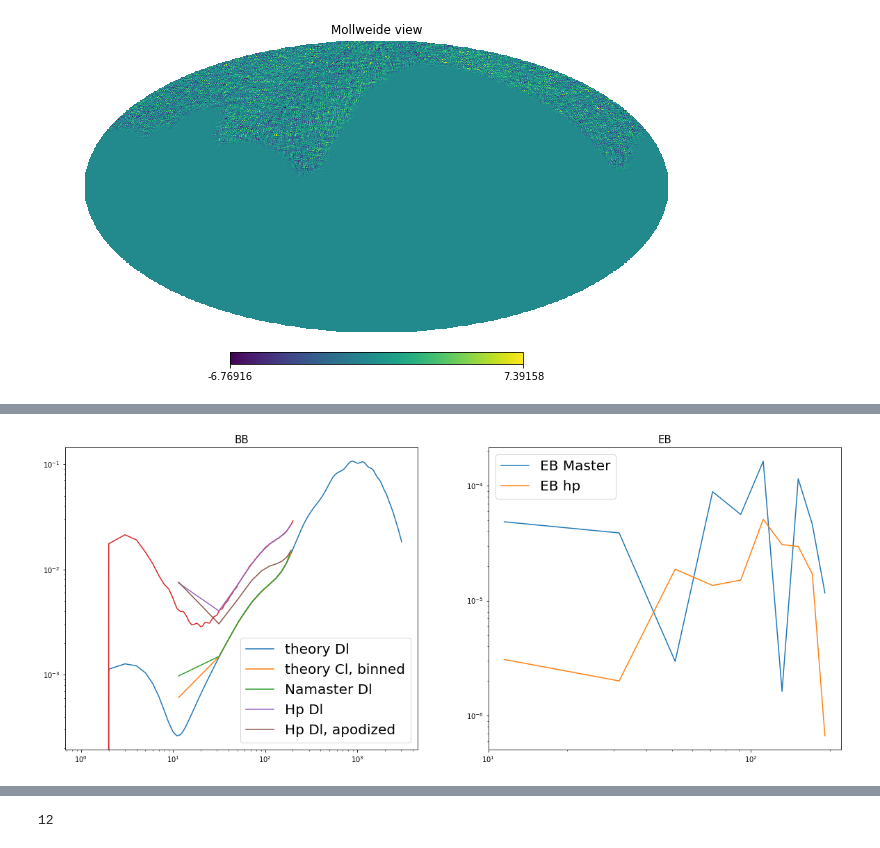
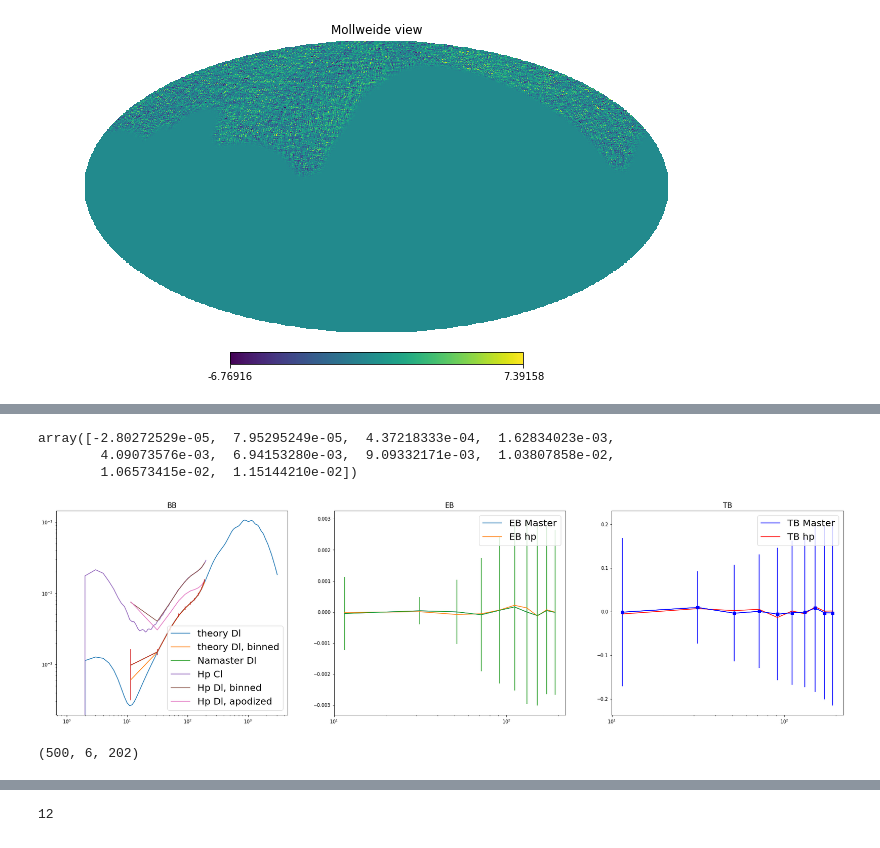
Before and after one commit to YJHelloWorld/Likelihood, a Jupyter notebook: Generate_data_needed.ipynb, the cells around one changed output, grey strips where cells are left out. Saved outputs shown, nothing was run; the diff lists cells and outputs as text; code cells hidden in the pictures.

```diff
--- a/Generate_data_needed.ipynb
+++ b/Generate_data_needed.ipynb
@@ -277 +289,3 @@ bb_master = np.mean(cls_cmb, axis = 0)[5]
+# %%
+bb_std = np.std(cls_cmb, axis = 0)[5]
 # %%
@@ -279,0 +294,2 @@ eb_hp = b.bin_cell(cls_cmb_hp_mean[4])
+# %%
+eb_std = np.std(cls_cmb, axis = 0)[4]
@@ -280,32 +305,57 @@ eb_hp = b.bin_cell(cls_cmb_hp_mean[4])
+# %%
+eb_master + bb_master*ee_master
+# %% [output]
+array([-2.80272529e-05,  7.95295249e-05,  4.37218333e-04,  1.62834023e-03,
+        4.09073576e-03,  6.94153280e-03,  9.09332171e-03,  1.03807858e-02,
+        1.06573415e-02,  1.15144210e-02])
+# %%
+tb_master = np.mean(cls_cmb, axis = 0)[2] ### TT TE TB EE EB BB
+tb_hp = b.bin_cell(cls_cmb_hp_mean[5]) ### TT, EE, BB, TE, EB, TB
+# %%
+tb_std = np.std(cls_cmb, axis = 0)[2]
 # %%
-fig, ax = plt.subplots(1,2,figsize = (20, 8))
+fig, ax = plt.subplots(1,3,figsize = (30, 8))
 ax[0].set_title('BB', fontsize = 15)
 ax[0].loglog(totaldl[2], label = 'theory Dl')
 
-ax[0].loglog(est.ell_n,cl_th_i, label = 'theory Cl, binned' )
+ax[0].loglog(est.ell_n,cl_th_i, label = 'theory Dl, binned' )
 ax[0].loglog(est.ell_n, bb_master, label = 'Namaster Dl')
+ax[0].errorbar(est.ell_n,bb_master, bb_std)
 
 ll = np.arange(len(cls_cmb_hp_mean[0]))
 
-ax[0].loglog(ll, utils.l2(ll)*cls_cmb_hp_mean[2]/fsky)
+ax[0].loglog(ll, utils.l2(ll)*cls_cmb_hp_mean[2]/fsky, label = 'Hp Cl')
 # plt.loglog(ll, utils.l2(ll)*totalcl[2][0:202])
 
-ax[0].loglog(est.ell_n, bb_hp/fsky, label = 'Hp Dl')
+ax[0].loglog(est.ell_n, bb_hp/fsky, label = 'Hp Dl, binned')
 ax[0].loglog(est.ell_n, bb_hpapo/fsky_apo, label = 'Hp Dl, apodized')
 
 ax[0].legend(fontsize = 20)
 
 ax[1].set_title('EB', fontsize = 15)
-ax[1].loglog(est.ell_n,abs(eb_master), label = 'EB Master')
-ax[1].loglog(est.ell_n,abs(eb_hp), label = 'EB hp')
+ax[1].plot(est.ell_n,(eb_master), label = 'EB Master')
+ax[1].plot(est.ell_n,(eb_hp)/fsky, label = 'EB hp')
+ax[1].errorbar(est.ell_n, (eb_master), eb_std)
 ax[1].legend(fontsize = 20)
+ax[1].set_xscale('log')
 
+ax[2].set_title('TB', fontsize = 15)
+ax[2].plot(est.ell_n,(tb_master), label = 'TB Master', color = 'b')
+ax[2].errorbar(est.ell_n, (tb_master), tb_std, marker='s',color = 'b')
+
+ax[2].plot(est.ell_n,(tb_hp)/fsky, label = 'TB hp', color = 'r')
+ax[2].legend(fontsize = 20)
+ax[2].set_xscale('log')
 fig.savefig('./fig_results/PS_from_Namaster_and_Healpy.pdf', format = 'pdf')
 # %% [output]
-[figure, old version]
+[figure, new version]
 # %%
 cov_cmb = np.zeros((6, 10, 10))
 
 for i in range(6):
 
     cov_cmb[i] = np.corrcoef(cls_cmb[:,i,:].T)
+# %%
+cls_cmb_hp.shape
+# %% [output]
+(500, 6, 202)
```
Also changed, not shown: parts of 27 cells of this notebook.
